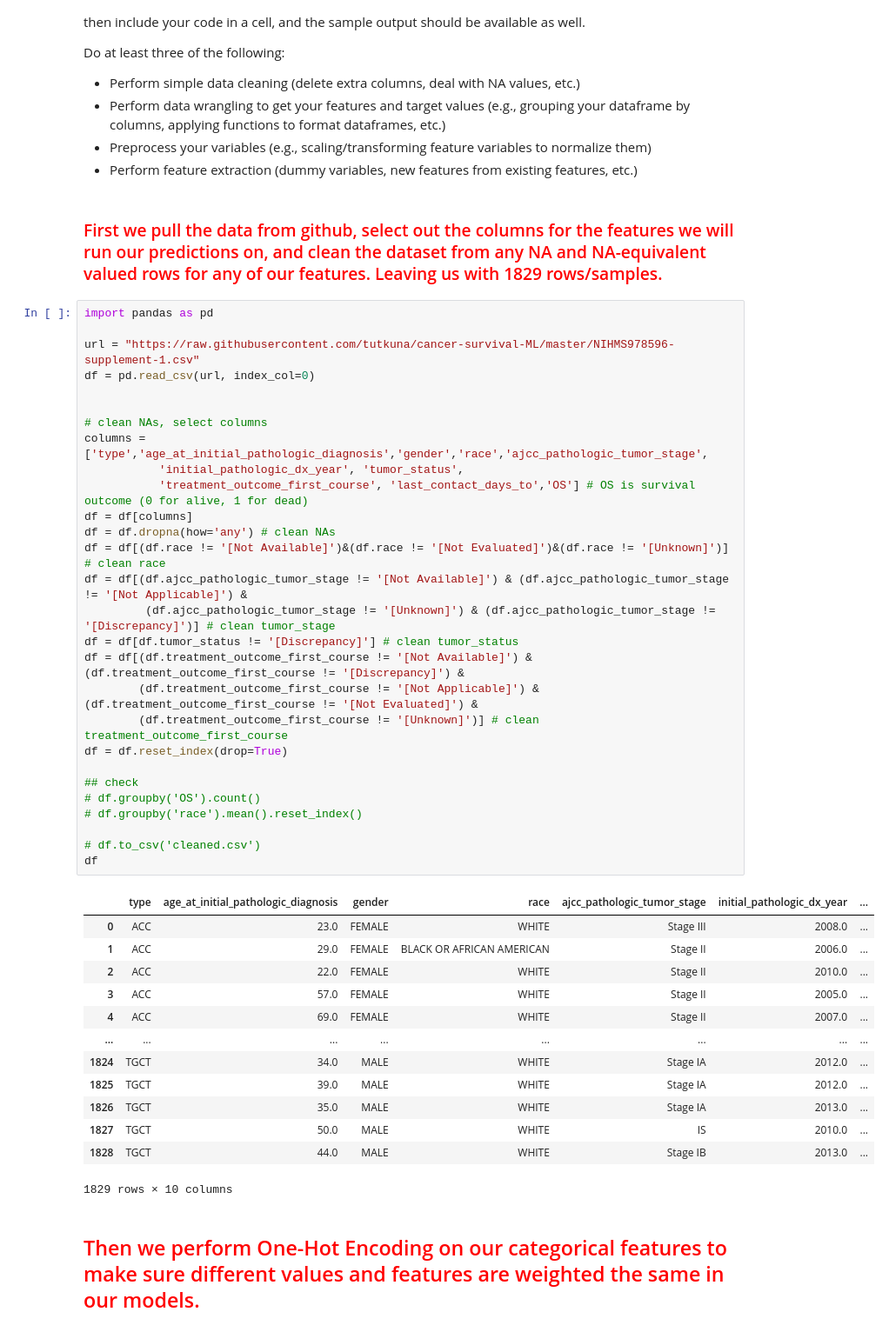
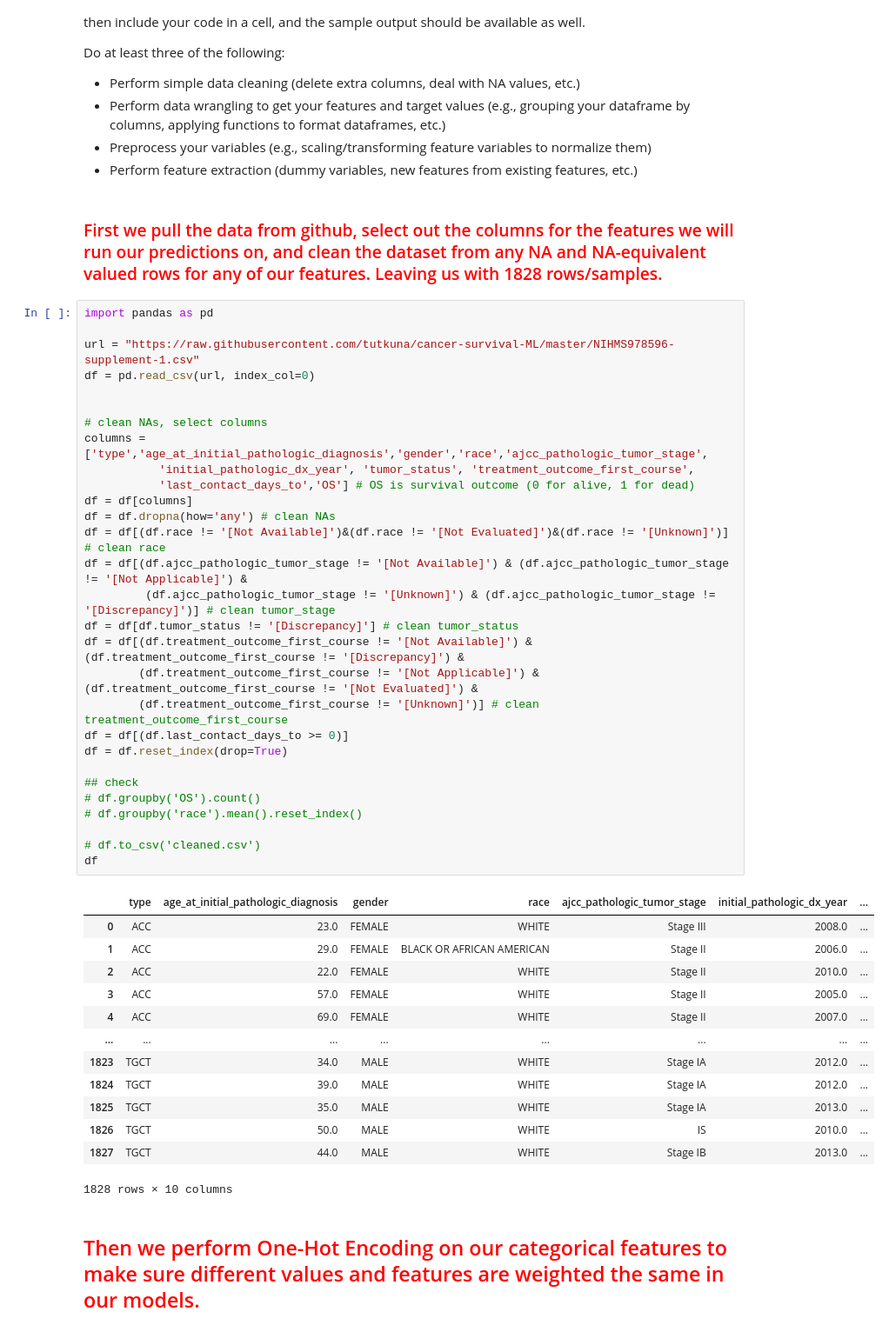
Before and after one commit to tutkuna/cancer-survival-ML, a Jupyter notebook: DS3000_FP4_Group25.ipynb, the cells around one changed output. Shown at 87% size. Saved outputs shown, nothing was run; the diff lists cells and outputs as text.

```diff
--- a/DS3000_FP4_Group25.ipynb
+++ b/DS3000_FP4_Group25.ipynb
@@ -138,7 +138,7 @@ Do at least three of the following:
 * Preprocess your variables (e.g., scaling/transforming feature variables to normalize them)
 * Perform feature extraction (dummy variables, new features from existing features, etc.)
 # %% [markdown]
-### <span style="color:red">First we pull the data from github, select out the columns for the features we will run our predictions on, and clean the dataset from any NA and NA-equivalent valued rows for any of our features. Leaving us with 1829 rows/samples.</span>
+### <span style="color:red">First we pull the data from github, select out the columns for the features we will run our predictions on, and clean the dataset from any NA and NA-equivalent valued rows for any of our features. Leaving us with 1828 rows/samples.</span>
 # %%
 import pandas as pd
 
@@ -146,41 +146,42 @@ url = "https://raw.githubusercontent.com/tutkuna/cancer-survival-ML/master/NIHMS
 df = pd.read_csv(url, index_col=0)
 
 
 # clean NAs, select columns
 columns = ['type','age_at_initial_pathologic_diagnosis','gender','race','ajcc_pathologic_tumor_stage',
-           'initial_pathologic_dx_year', 'tumor_status',
-           'treatment_outcome_first_course', 'last_contact_days_to','OS'] # OS is survival outcome (0 for alive, 1 for dead)
+           'initial_pathologic_dx_year', 'tumor_status', 'treatment_outcome_first_course',
+           'last_contact_days_to','OS'] # OS is survival outcome (0 for alive, 1 for dead)
 df = df[columns]
 df = df.dropna(how='any') # clean NAs
 df = df[(df.race != '[Not Available]')&(df.race != '[Not Evaluated]')&(df.race != '[Unknown]')] # clean race
 df = df[(df.ajcc_pathologic_tumor_stage != '[Not Available]') & (df.ajcc_pathologic_tumor_stage != '[Not Applicable]') &
          (df.ajcc_pathologic_tumor_stage != '[Unknown]') & (df.ajcc_pathologic_tumor_stage != '[Discrepancy]')] # clean tumor_stage
 df = df[df.tumor_status != '[Discrepancy]'] # clean tumor_status
 df = df[(df.treatment_outcome_first_course != '[Not Available]') & (df.treatment_outcome_first_course != '[Discrepancy]') &
         (df.treatment_outcome_first_course != '[Not Applicable]') & (df.treatment_outcome_first_course != '[Not Evaluated]') &
         (df.treatment_outcome_first_course != '[Unknown]')] # clean treatment_outcome_first_course
+df = df[(df.last_contact_days_to >= 0)]
 df = df.reset_index(drop=True)
 
 ## check
 # df.groupby('OS').count()
 # df.groupby('race').mean().reset_index()
 
 # df.to_csv('cleaned.csv')
 df
 # %% [output]
 |  | type | age_at_initial_pathologic_diagnosis | gender | race | ajcc_pathologic_tumor_stage | initial_pathologic_dx_year | ... |
 | 0 | ACC | 23.0 | FEMALE | WHITE | Stage III | 2008.0 | ... |
 | 1 | ACC | 29.0 | FEMALE | BLACK OR AFRICAN AMERICAN | Stage II | 2006.0 | ... |
 | 2 | ACC | 22.0 | FEMALE | WHITE | Stage II | 2010.0 | ... |
 | 3 | ACC | 57.0 | FEMALE | WHITE | Stage II | 2005.0 | ... |
 | 4 | ACC | 69.0 | FEMALE | WHITE | Stage II | 2007.0 | ... |
 | ... | ... | ... | ... | ... | ... | ... | ... |
-| 1824 | TGCT | 34.0 | MALE | WHITE | Stage IA | 2012.0 | ... |
-| 1825 | TGCT | 39.0 | MALE | WHITE | Stage IA | 2012.0 | ... |
-| 1826 | TGCT | 35.0 | MALE | WHITE | Stage IA | 2013.0 | ... |
-| 1827 | TGCT | 50.0 | MALE | WHITE | IS | 2010.0 | ... |
-| 1828 | TGCT | 44.0 | MALE | WHITE | Stage IB | 2013.0 | ... |
+| 1823 | TGCT | 34.0 | MALE | WHITE | Stage IA | 2012.0 | ... |
+| 1824 | TGCT | 39.0 | MALE | WHITE | Stage IA | 2012.0 | ... |
+| 1825 | TGCT | 35.0 | MALE | WHITE | Stage IA | 2013.0 | ... |
+| 1826 | TGCT | 50.0 | MALE | WHITE | IS | 2010.0 | ... |
+| 1827 | TGCT | 44.0 | MALE | WHITE | Stage IB | 2013.0 | ... |
-1829 rows × 10 columns
+1828 rows × 10 columns
 # %% [markdown]
 ## <span style="color:red">Then we perform One-Hot Encoding on our categorical features to make sure different values and features are weighted the same in our models.</span>
 # %%
```
Also changed, not shown: parts of 12 cells of this notebook, 1 other file.
